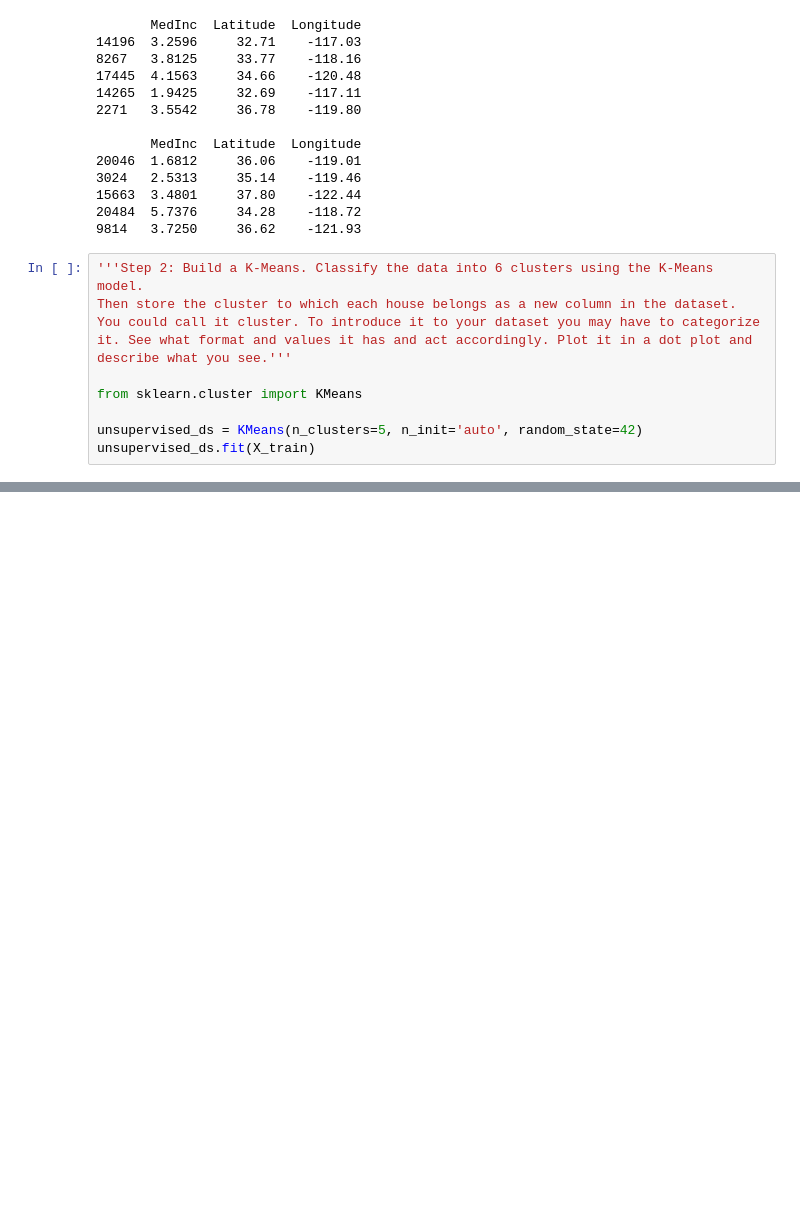
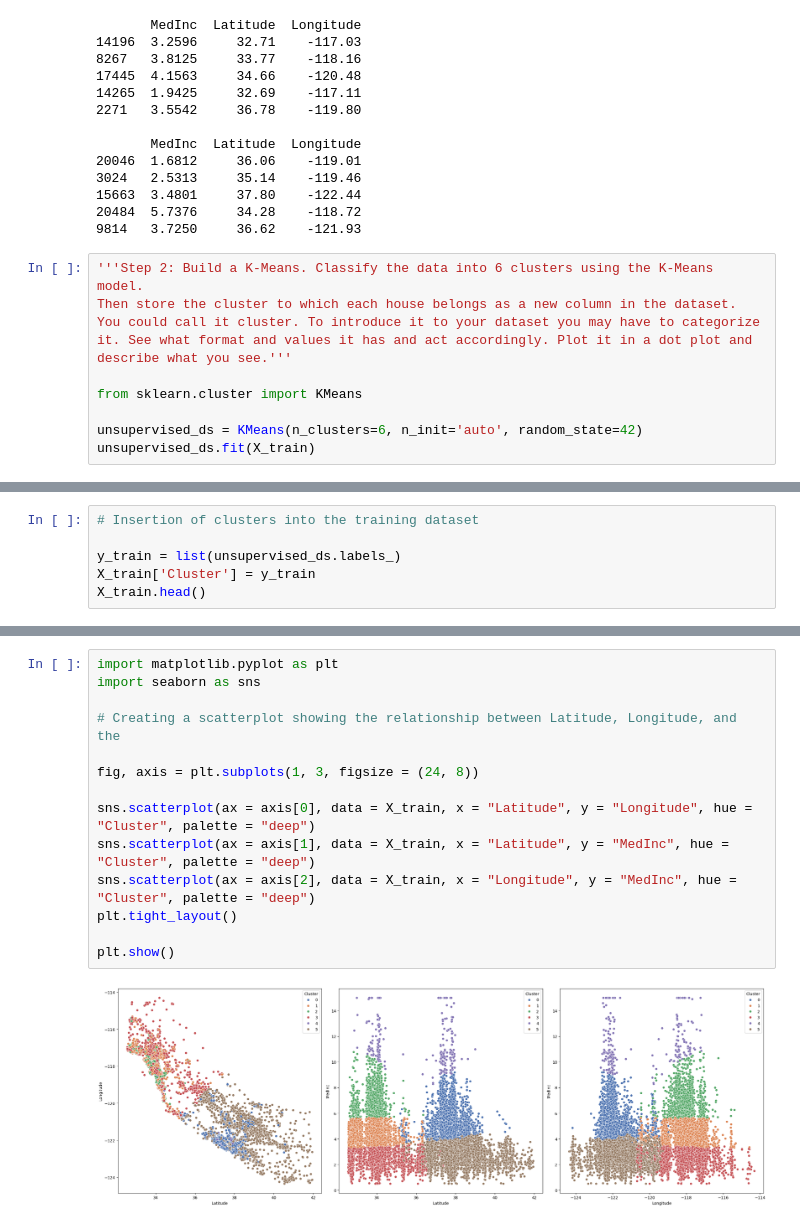
Before and after one commit to 4GeeksAcademy/Kransky_85_Unsupervised-learning-project, a Jupyter notebook: src/explore.ipynb, the cells around one changed output, grey strips where cells are left out. Cells and saved outputs as stored; diff of their text form; blank space fills up the shorter version.

Commit message:
Unsupervised Learning Plot

```diff
--- a/src/explore.ipynb
+++ b/src/explore.ipynb
@@ -58,6 +58,6 @@ describe what you see.'''
 
 from sklearn.cluster import KMeans
 
-unsupervised_ds = KMeans(n_clusters=5, n_init='auto', random_state=42)
+unsupervised_ds = KMeans(n_clusters=6, n_init='auto', random_state=42)
 unsupervised_ds.fit(X_train)
 # %% [output]
@@ -64,0 +65,6 @@ KMeans(n_clusters=5, random_state=42)
+# %%
+# Insertion of clusters into the training dataset
+
+y_train = list(unsupervised_ds.labels_)
+X_train['Cluster'] = y_train
+X_train.head()
@@ -64,0 +78,16 @@ KMeans(n_clusters=5, random_state=42)
+# %%
+import matplotlib.pyplot as plt
+import seaborn as sns
+
+# Creating a scatterplot showing the relationship between Latitude, Longitude, and the
+
+fig, axis = plt.subplots(1, 3, figsize = (24, 8))
+
+sns.scatterplot(ax = axis[0], data = X_train, x = "Latitude", y = "Longitude", hue = "Cluster", palette = "deep")
+sns.scatterplot(ax = axis[1], data = X_train, x = "Latitude", y = "MedInc", hue = "Cluster", palette = "deep")
+sns.scatterplot(ax = axis[2], data = X_train, x = "Longitude", y = "MedInc", hue = "Cluster", palette = "deep")
+plt.tight_layout()
+
+plt.show()
+# %% [output]
+[figure, added]
```
Also changed, not shown: parts of 4 cells of this notebook.
